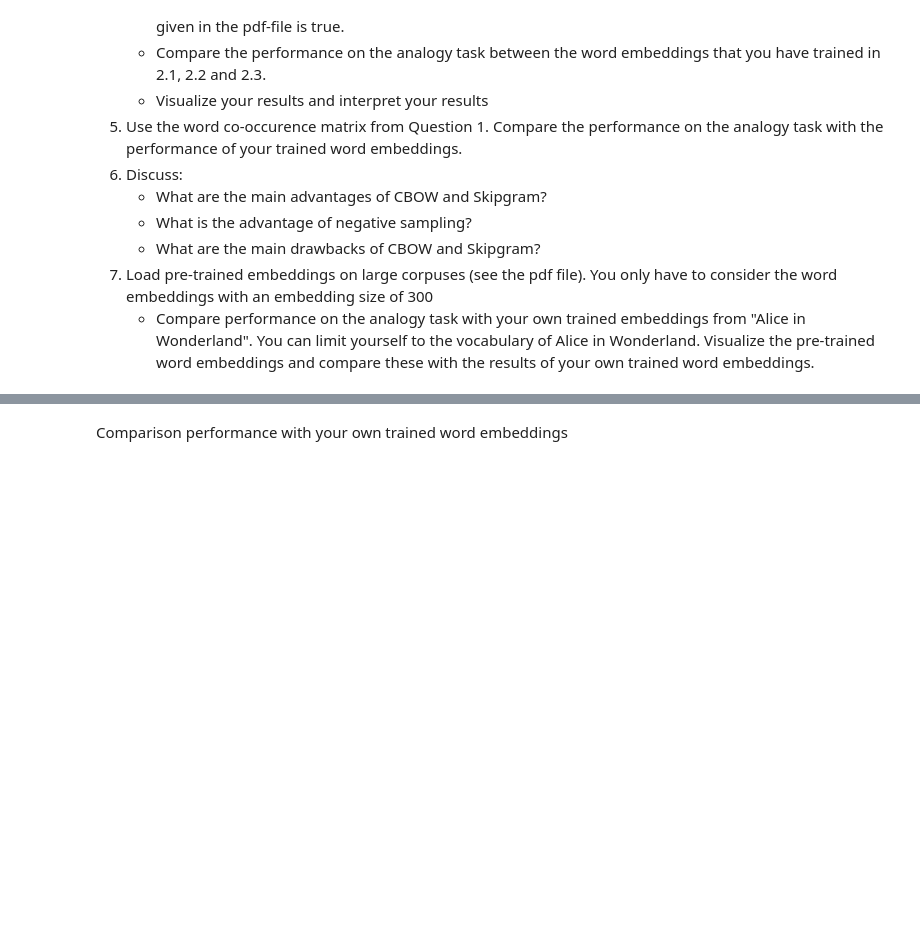
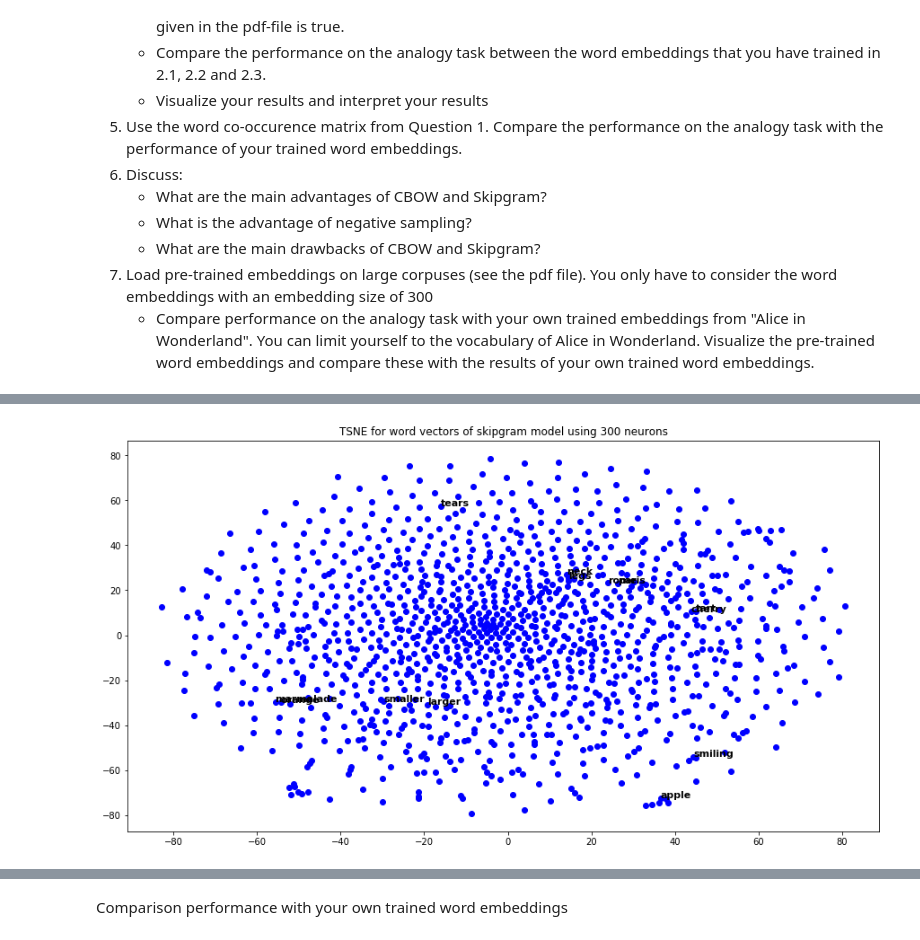
Before and after one commit to jacordero/recsys, a Jupyter notebook: Assignment1Jorge.ipynb, the cells around one changed output, grey strips where cells are left out. Cells and saved outputs as stored; diff of their text form; code cells hidden in the pictures; blank space fills up the shorter version.

```diff
--- a/Assignment1Jorge.ipynb
+++ b/Assignment1Jorge.ipynb
@@ -189,6 +132,3 @@ print(indices)
 From the results we observe the six closest words to 'Alice'.
 
 The first word corresponds to 'Alice' and the next five words are the closest words according to the NearestNeighbors classifier.
-# %%
-for index in indices[0]:
-    print(inverted_index[index])
@@ -568,0 +717,16 @@ Comparison performance:
+# %%
+fig = plt.figure(figsize=(15, 8))
+plt.scatter(skipgram_300neurons_model_vectors_projection[0],
+            skipgram_300neurons_model_vectors_projection[1],
+            c='b', cmap=plt.cm.Spectral)
+
+for word in analogy_words:
+    idx = tokenizer.word_index[word]
+    x_pos= skipgram_300neurons_model_vectors_projection[0][idx]
+    y_pos= skipgram_300neurons_model_vectors_projection[1][idx]
+    plt.annotate(word, (x_pos, y_pos), fontsize=11, fontweight='bold')
+
+plt.title("TSNE for word vectors of skipgram model using 300 neurons")
+plt.show()
+# %% [output]
+[figure, added]
```
Also changed, not shown: parts of 55 cells of this notebook.
